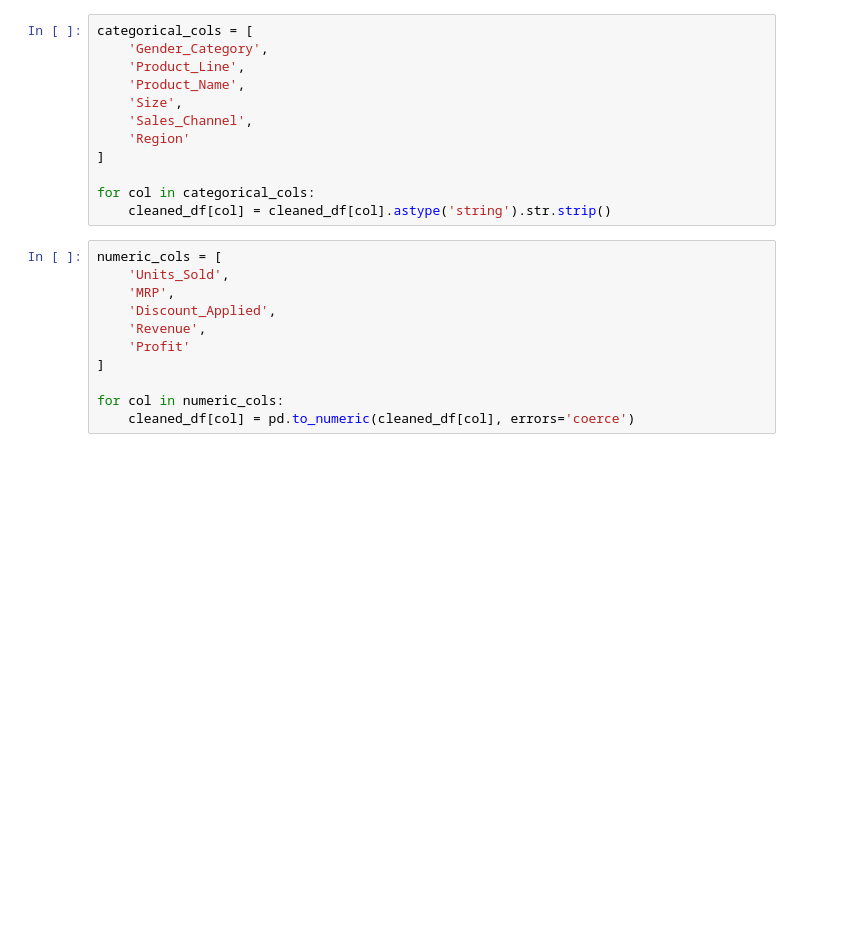
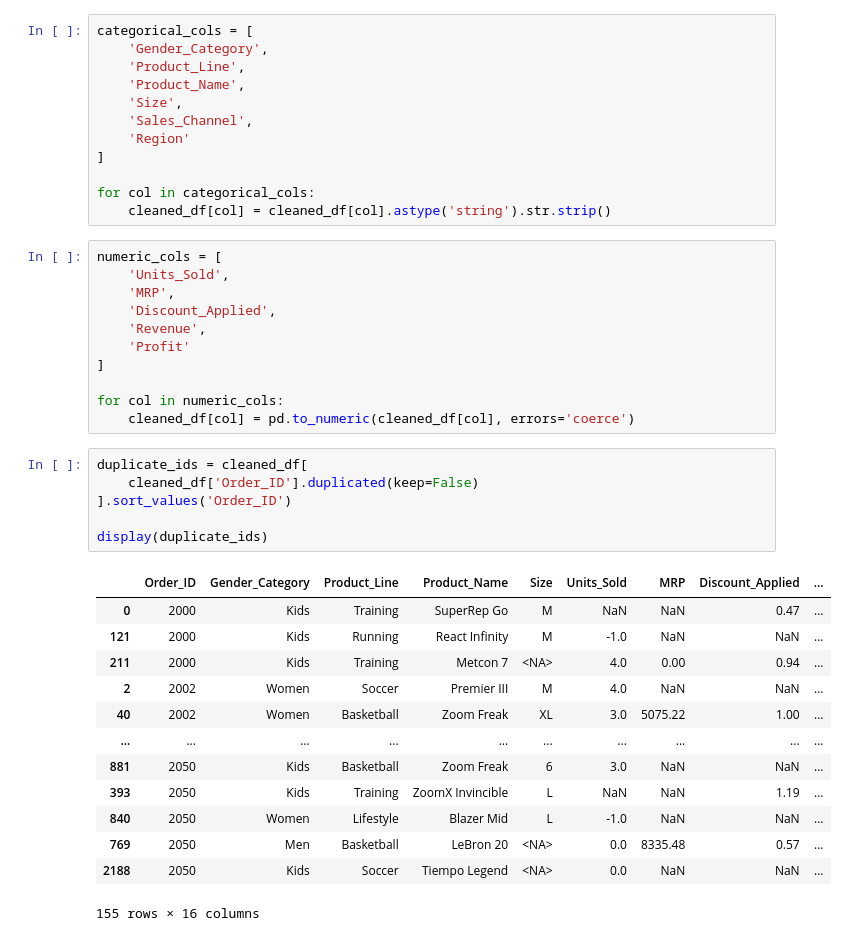
Before and after one commit to ShivamAttriX/ML_Practice, a Jupyter notebook: Data_Cleaning/Data_Cleaning.ipynb, the cells around one changed output. Saved outputs shown, nothing was run; the diff lists cells and outputs as text; blank space fills up the shorter version.

```diff
--- a/Data_Cleaning/Data_Cleaning.ipynb
+++ b/Data_Cleaning/Data_Cleaning.ipynb
@@ -432,3 +445,23 @@ numeric_cols = [
 
 for col in numeric_cols:
     cleaned_df[col] = pd.to_numeric(cleaned_df[col], errors='coerce')
+# %%
+duplicate_ids = cleaned_df[
+    cleaned_df['Order_ID'].duplicated(keep=False)
+].sort_values('Order_ID')
+
+display(duplicate_ids)
+# %% [output]
+|  | Order_ID | Gender_Category | Product_Line | Product_Name | Size | Units_Sold | MRP | Discount_Applied | ... |
+| 0 | 2000 | Kids | Training | SuperRep Go | M | NaN | NaN | 0.47 | ... |
+| 121 | 2000 | Kids | Running | React Infinity | M | -1.0 | NaN | NaN | ... |
+| 211 | 2000 | Kids | Training | Metcon 7 | <NA> | 4.0 | 0.00 | 0.94 | ... |
+| 2 | 2002 | Women | Soccer | Premier III | M | 4.0 | NaN | NaN | ... |
+| 40 | 2002 | Women | Basketball | Zoom Freak | XL | 3.0 | 5075.22 | 1.00 | ... |
+| ... | ... | ... | ... | ... | ... | ... | ... | ... | ... |
+| 881 | 2050 | Kids | Basketball | Zoom Freak | 6 | 3.0 | NaN | NaN | ... |
+| 393 | 2050 | Kids | Training | ZoomX Invincible | L | NaN | NaN | 1.19 | ... |
+| 840 | 2050 | Women | Lifestyle | Blazer Mid | L | -1.0 | NaN | NaN | ... |
+| 769 | 2050 | Men | Basketball | LeBron 20 | <NA> | 0.0 | 8335.48 | 0.57 | ... |
+| 2188 | 2050 | Kids | Soccer | Tiempo Legend | <NA> | 0.0 | NaN | NaN | ... |
+155 rows × 16 columns
```
Also changed, not shown: parts of 18 cells of this notebook.
